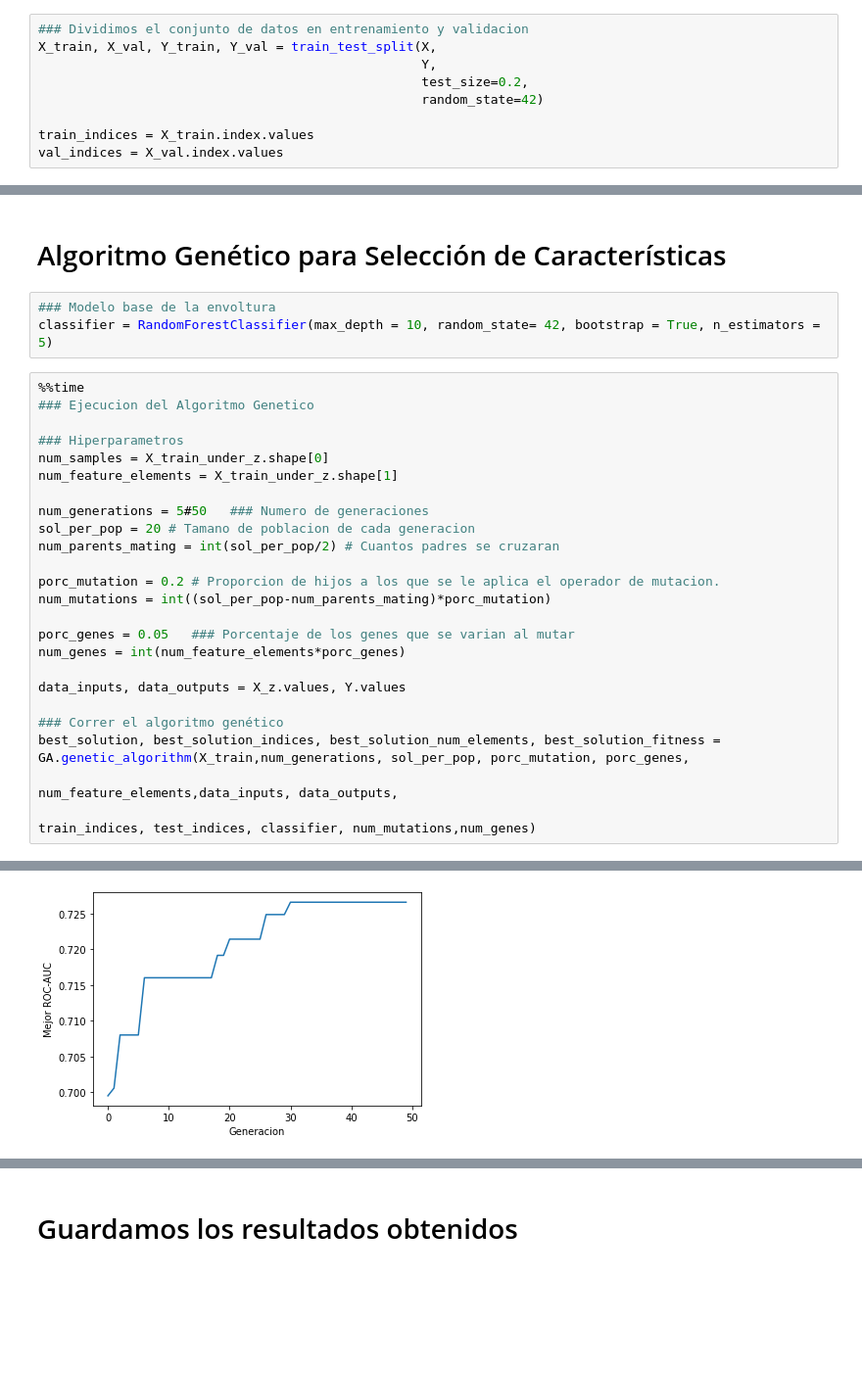
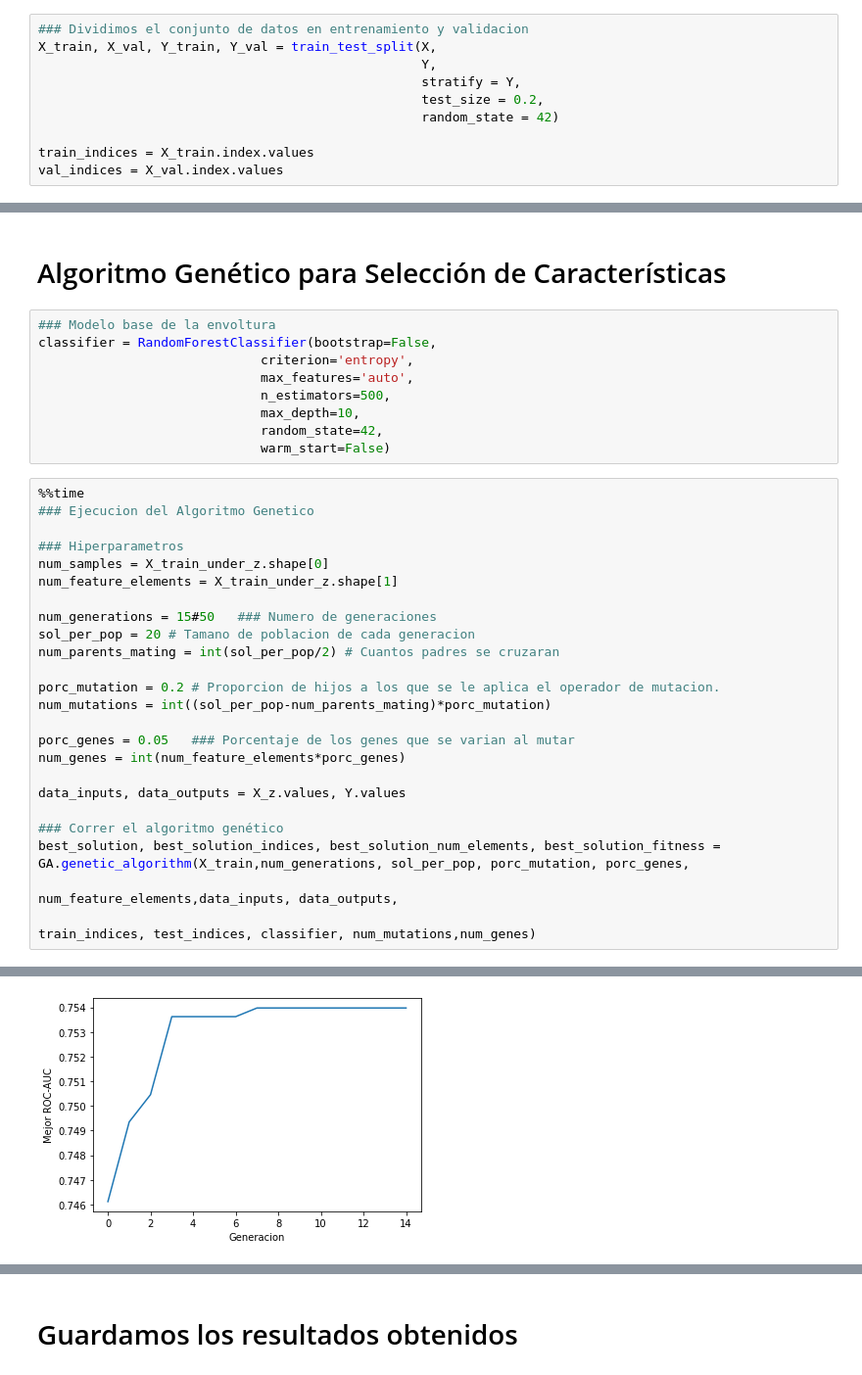
Before and after one commit to psaldar/Proyecto-Integrador-2, a Jupyter notebook: notebooks/Feature Selection.ipynb, the cells around one changed output, grey strips where cells are left out. Shown: that part at 98% size. Cells and saved outputs as stored; diff of their text form; blank space fills up the shorter version.

```diff
--- a/notebooks/Feature Selection.ipynb
+++ b/notebooks/Feature Selection.ipynb
@@ -77,8 +81,9 @@ Y = data_org['Accidente']
 ### Dividimos el conjunto de datos en entrenamiento y validacion
 X_train, X_val, Y_train, Y_val = train_test_split(X,
                                                   Y,
-                                                  test_size=0.2,
-                                                  random_state=42)
+                                                  stratify = Y,
+                                                  test_size = 0.2,
+                                                  random_state = 42)
 
 train_indices = X_train.index.values
 val_indices = X_val.index.values
@@ -256,7 +253,13 @@ Wall time: 1min 5s
 # Algoritmo Genético para Selección de Características
 # %%
 ### Modelo base de la envoltura
-classifier = RandomForestClassifier(max_depth = 10, random_state= 42, bootstrap = True, n_estimators = 5)
+classifier = RandomForestClassifier(bootstrap=False,
+                             criterion='entropy',
+                             max_features='auto',
+                             n_estimators=500,
+                             max_depth=10,
+                             random_state=42,
+                             warm_start=False)
 # %%
 %%time
 ### Ejecucion del Algoritmo Genetico
@@ -265,7 +268,7 @@ classifier = RandomForestClassifier(max_depth = 10, random_state= 42, bootstrap
 num_samples = X_train_under_z.shape[0]
 num_feature_elements = X_train_under_z.shape[1]
 
-num_generations = 5#50   ### Numero de generaciones
+num_generations = 15#50   ### Numero de generaciones
 sol_per_pop = 20 # Tamano de poblacion de cada generacion
 num_parents_mating = int(sol_per_pop/2) # Cuantos padres se cruzaran
 
@@ -292 +296 @@ ROC-AUC de la mejor solucion de todo el algoritmo :  0.7266141156114541
-[figure, old version]
+[figure, new version]
```
Also changed, not shown: parts of 5 cells of this notebook, 3 other files.
